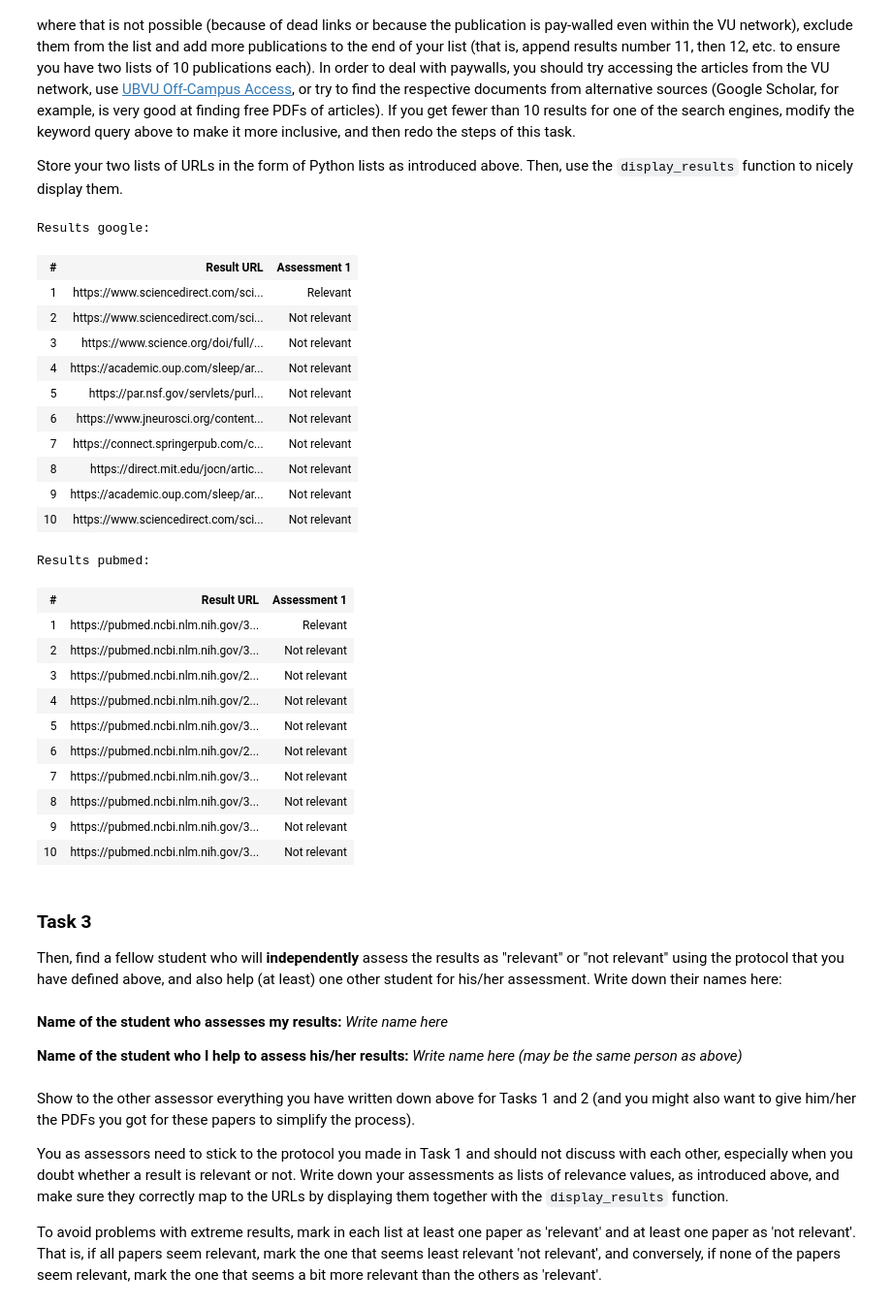
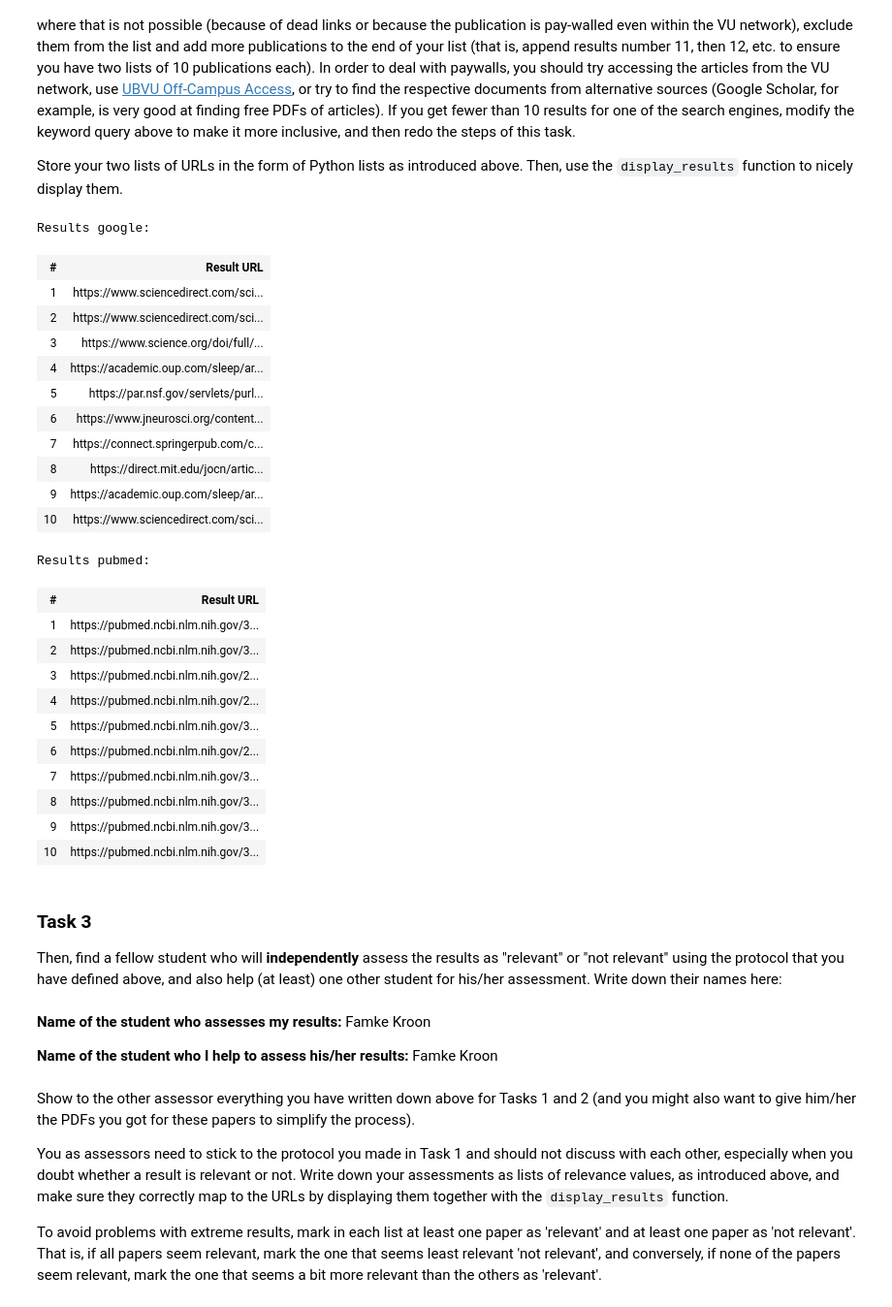
Before and after one commit to shmnrr/IR2022, a Jupyter notebook: 04_evaluating.ipynb, the cells around one changed output. Shown: that part at 97% size. Saved outputs shown, nothing was run; the diff lists cells and outputs as text; code cells hidden in the pictures.

```diff
--- a/04_evaluating.ipynb
+++ b/04_evaluating.ipynb
@@ -219,58 +219,58 @@ urls_google = [
     'https://www.sciencedirect.com/science/article/pii/S1087079216300089?casa_token=h5qNdcMPCGYAAAAA:4txCvCPLOuBhQKzSpKLQsWUSgb1MCE9D2RdyMEHnfrR4evGRbveCd5lM_37jzs5jKuHQrnatcpA',
     'https://www.science.org/doi/full/10.1126/science.1179013?casa_token=j4Nf0G_zgpwAAAAA%3AQ6ZYtOGLYpBMpa4HT8VFU2NtBVY9mf7SoyKvyZCbBYOBezLp282wRlzvTGwZaV7POy7znjPNFUbEvVk',
     'https://academic.oup.com/sleep/article/39/5/1139/2454061',
     'https://par.nsf.gov/servlets/purl/10108942',
     'https://www.jneurosci.org/content/36/4/1401.short',
     'https://connect.springerpub.com/content/sgrjcep/10/2/167.abstract',
     'https://direct.mit.edu/jocn/article-abstract/26/1/143/28046/Strengthening-Procedural-Memories-by-Reactivation',
     'https://academic.oup.com/sleep/article/38/5/755/2416966',
     'https://www.sciencedirect.com/science/article/pii/S0960982218304482'
 ]
 
 urls_pubmed = [
     'https://pubmed.ncbi.nlm.nih.gov/30092311/',
     'https://pubmed.ncbi.nlm.nih.gov/31235649/',
     'https://pubmed.ncbi.nlm.nih.gov/25515103/',
     'https://pubmed.ncbi.nlm.nih.gov/26435767/',
     'https://pubmed.ncbi.nlm.nih.gov/33892076/',
     'https://pubmed.ncbi.nlm.nih.gov/26818525/',
     'https://pubmed.ncbi.nlm.nih.gov/30582944/',
     'https://pubmed.ncbi.nlm.nih.gov/36129154/',
     'https://pubmed.ncbi.nlm.nih.gov/33746720/',
     'https://pubmed.ncbi.nlm.nih.gov/32047183/'
 ]
 
 # Call display_results here
 print('Results google:')
-display_results(urls_google, assessment1_google)
+display_results(urls_google)
 
 print('Results pubmed:')
-display_results(urls_pubmed, assessment1_pubmed)
+display_results(urls_pubmed)
 # %% [output]
 Results google:
-| # | Result URL | Assessment 1 |
-| 1 | https://www.sciencedirect.com/sci... | Relevant |
-| 2 | https://www.sciencedirect.com/sci... | Not relevant |
-| 3 | https://www.science.org/doi/full/... | Not relevant |
-| 4 | https://academic.oup.com/sleep/ar... | Not relevant |
-| 5 | https://par.nsf.gov/servlets/purl... | Not relevant |
-| 6 | https://www.jneurosci.org/content... | Not relevant |
-| 7 | https://connect.springerpub.com/c... | Not relevant |
-| 8 | https://direct.mit.edu/jocn/artic... | Not relevant |
-| 9 | https://academic.oup.com/sleep/ar... | Not relevant |
-| 10 | https://www.sciencedirect.com/sci... | Not relevant |
+| # | Result URL |
+| 1 | https://www.sciencedirect.com/sci... |
+| 2 | https://www.sciencedirect.com/sci... |
+| 3 | https://www.science.org/doi/full/... |
+| 4 | https://academic.oup.com/sleep/ar... |
+| 5 | https://par.nsf.gov/servlets/purl... |
+| 6 | https://www.jneurosci.org/content... |
+| 7 | https://connect.springerpub.com/c... |
+| 8 | https://direct.mit.edu/jocn/artic... |
+| 9 | https://academic.oup.com/sleep/ar... |
+| 10 | https://www.sciencedirect.com/sci... |
 Results pubmed:
-| # | Result URL | Assessment 1 |
-| 1 | https://pubmed.ncbi.nlm.nih.gov/3... | Relevant |
-| 2 | https://pubmed.ncbi.nlm.nih.gov/3... | Not relevant |
-| 3 | https://pubmed.ncbi.nlm.nih.gov/2... | Not relevant |
-| 4 | https://pubmed.ncbi.nlm.nih.gov/2... | Not relevant |
-| 5 | https://pubmed.ncbi.nlm.nih.gov/3... | Not relevant |
-| 6 | https://pubmed.ncbi.nlm.nih.gov/2... | Not relevant |
-| 7 | https://pubmed.ncbi.nlm.nih.gov/3... | Not relevant |
-| 8 | https://pubmed.ncbi.nlm.nih.gov/3... | Not relevant |
-| 9 | https://pubmed.ncbi.nlm.nih.gov/3... | Not relevant |
-| 10 | https://pubmed.ncbi.nlm.nih.gov/3... | Not relevant |
+| # | Result URL |
+| 1 | https://pubmed.ncbi.nlm.nih.gov/3... |
+| 2 | https://pubmed.ncbi.nlm.nih.gov/3... |
+| 3 | https://pubmed.ncbi.nlm.nih.gov/2... |
+| 4 | https://pubmed.ncbi.nlm.nih.gov/2... |
+| 5 | https://pubmed.ncbi.nlm.nih.gov/3... |
+| 6 | https://pubmed.ncbi.nlm.nih.gov/2... |
+| 7 | https://pubmed.ncbi.nlm.nih.gov/3... |
+| 8 | https://pubmed.ncbi.nlm.nih.gov/3... |
+| 9 | https://pubmed.ncbi.nlm.nih.gov/3... |
+| 10 | https://pubmed.ncbi.nlm.nih.gov/3... |
 # %% [markdown]
 ### Task 3
 
@@ -279,9 +279,9 @@ assess the results as "relevant" or "not relevant" using the protocol that you
 have defined above, and also help (at least) one other student for his/her
 assessment. Write down their names here:
 # %% [markdown]
-**Name of the student who assesses my results:** _Write name here_
+**Name of the student who assesses my results:** Famke Kroon
 
-**Name of the student who I help to assess his/her results:** _Write name here (may be the same person as above)_
+**Name of the student who I help to assess his/her results:** Famke Kroon
 # %% [markdown]
 Show to the other assessor everything you have written down above for Tasks 1 and 2 (and you might also want to give him/her the PDFs you got for these papers to simplify the process).
 
```
Also changed, not shown: parts of 9 cells of this notebook.
